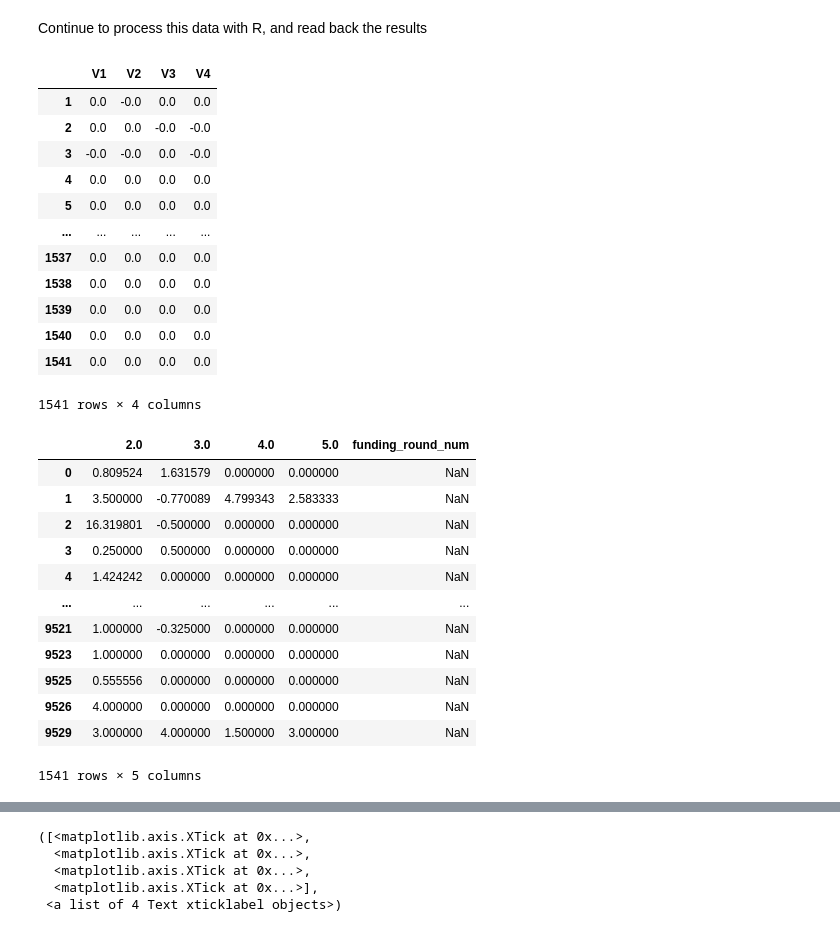
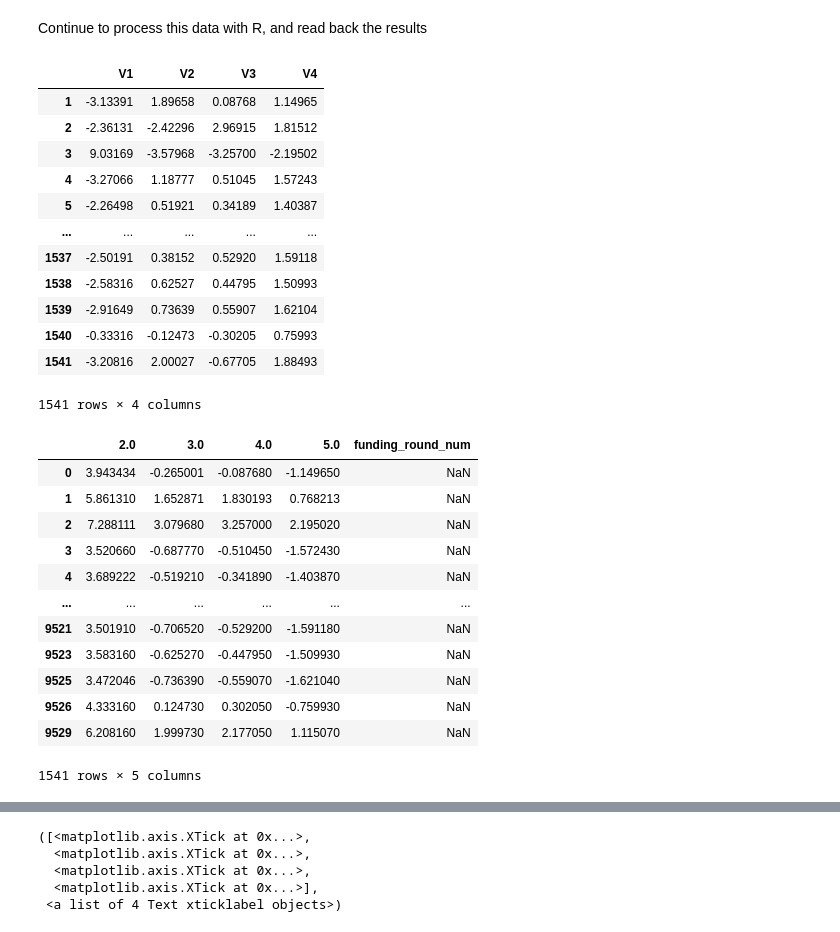
Before and after one commit to chenyangzhu/cz2641-applied-causality, a Jupyter notebook: src/codes/synthetic control.ipynb, the cells around one changed output, grey strips where cells are left out. Drawn from its saved outputs; the diff is of its cells as text; code cells hidden in the pictures.

```diff
--- a/src/codes/synthetic control.ipynb
+++ b/src/codes/synthetic control.ipynb
@@ -187,21 +185,25 @@ plt.show()
 # %% [markdown]
 Continue to process this data with R, and read back the results
 # %%
-estimated_matrix = pd.read_csv("../data/Emat.csv", index_col=0).round(5)
+estimated_matrix = pd.read_csv("../data/L0.csv", index_col=0).round(5)
+
+# Use category
+# estimated_matrix = pd.read_csv("../data/L1.csv", delimiter=' ', header=None).round(5)
+
 estimated_matrix
 # %% [output]
 |  | V1 | V2 | V3 | V4 |
-| 1 | 0.0 | -0.0 | 0.0 | 0.0 |
-| 2 | 0.0 | 0.0 | -0.0 | -0.0 |
-| 3 | -0.0 | -0.0 | 0.0 | -0.0 |
-| 4 | 0.0 | 0.0 | 0.0 | 0.0 |
-| 5 | 0.0 | 0.0 | 0.0 | 0.0 |
+| 1 | -3.13391 | 1.89658 | 0.08768 | 1.14965 |
+| 2 | -2.36131 | -2.42296 | 2.96915 | 1.81512 |
+| 3 | 9.03169 | -3.57968 | -3.25700 | -2.19502 |
+| 4 | -3.27066 | 1.18777 | 0.51045 | 1.57243 |
+| 5 | -2.26498 | 0.51921 | 0.34189 | 1.40387 |
 | ... | ... | ... | ... | ... |
-| 1537 | 0.0 | 0.0 | 0.0 | 0.0 |
-| 1538 | 0.0 | 0.0 | 0.0 | 0.0 |
-| 1539 | 0.0 | 0.0 | 0.0 | 0.0 |
-| 1540 | 0.0 | 0.0 | 0.0 | 0.0 |
-| 1541 | 0.0 | 0.0 | 0.0 | 0.0 |
+| 1537 | -2.50191 | 0.38152 | 0.52920 | 1.59118 |
+| 1538 | -2.58316 | 0.62527 | 0.44795 | 1.50993 |
+| 1539 | -2.91649 | 0.73639 | 0.55907 | 1.62104 |
+| 1540 | -0.33316 | -0.12473 | -0.30205 | 0.75993 |
+| 1541 | -3.20816 | 2.00027 | -0.67705 | 1.88493 |
 1541 rows × 4 columns
 # %%
 TrEffect = pd.concat([(X.iloc[:,2:-4] - np.array(estimated_matrix)),
@@ -209,17 +211,17 @@ TrEffect = pd.concat([(X.iloc[:,2:-4] - np.array(estimated_matrix)),
 TrEffect
 # %% [output]
 |  | 2.0 | 3.0 | 4.0 | 5.0 | funding_round_num |
-| 0 | 0.809524 | 1.631579 | 0.000000 | 0.000000 | NaN |
-| 1 | 3.500000 | -0.770089 | 4.799343 | 2.583333 | NaN |
-| 2 | 16.319801 | -0.500000 | 0.000000 | 0.000000 | NaN |
-| 3 | 0.250000 | 0.500000 | 0.000000 | 0.000000 | NaN |
-| 4 | 1.424242 | 0.000000 | 0.000000 | 0.000000 | NaN |
+| 0 | 3.943434 | -0.265001 | -0.087680 | -1.149650 | NaN |
+| 1 | 5.861310 | 1.652871 | 1.830193 | 0.768213 | NaN |
+| 2 | 7.288111 | 3.079680 | 3.257000 | 2.195020 | NaN |
+| 3 | 3.520660 | -0.687770 | -0.510450 | -1.572430 | NaN |
+| 4 | 3.689222 | -0.519210 | -0.341890 | -1.403870 | NaN |
 | ... | ... | ... | ... | ... | ... |
-| 9521 | 1.000000 | -0.325000 | 0.000000 | 0.000000 | NaN |
-| 9523 | 1.000000 | 0.000000 | 0.000000 | 0.000000 | NaN |
-| 9525 | 0.555556 | 0.000000 | 0.000000 | 0.000000 | NaN |
-| 9526 | 4.000000 | 0.000000 | 0.000000 | 0.000000 | NaN |
-| 9529 | 3.000000 | 4.000000 | 1.500000 | 3.000000 | NaN |
+| 9521 | 3.501910 | -0.706520 | -0.529200 | -1.591180 | NaN |
+| 9523 | 3.583160 | -0.625270 | -0.447950 | -1.509930 | NaN |
+| 9525 | 3.472046 | -0.736390 | -0.559070 | -1.621040 | NaN |
+| 9526 | 4.333160 | 0.124730 | 0.302050 | -0.759930 | NaN |
+| 9529 | 6.208160 | 1.999730 | 2.177050 | 1.115070 | NaN |
 1541 rows × 5 columns
 # %%
 TrEffect4Tred = TrEffect.dropna()
```
Also changed, not shown: parts of 15 cells of this notebook, 18 other files.
